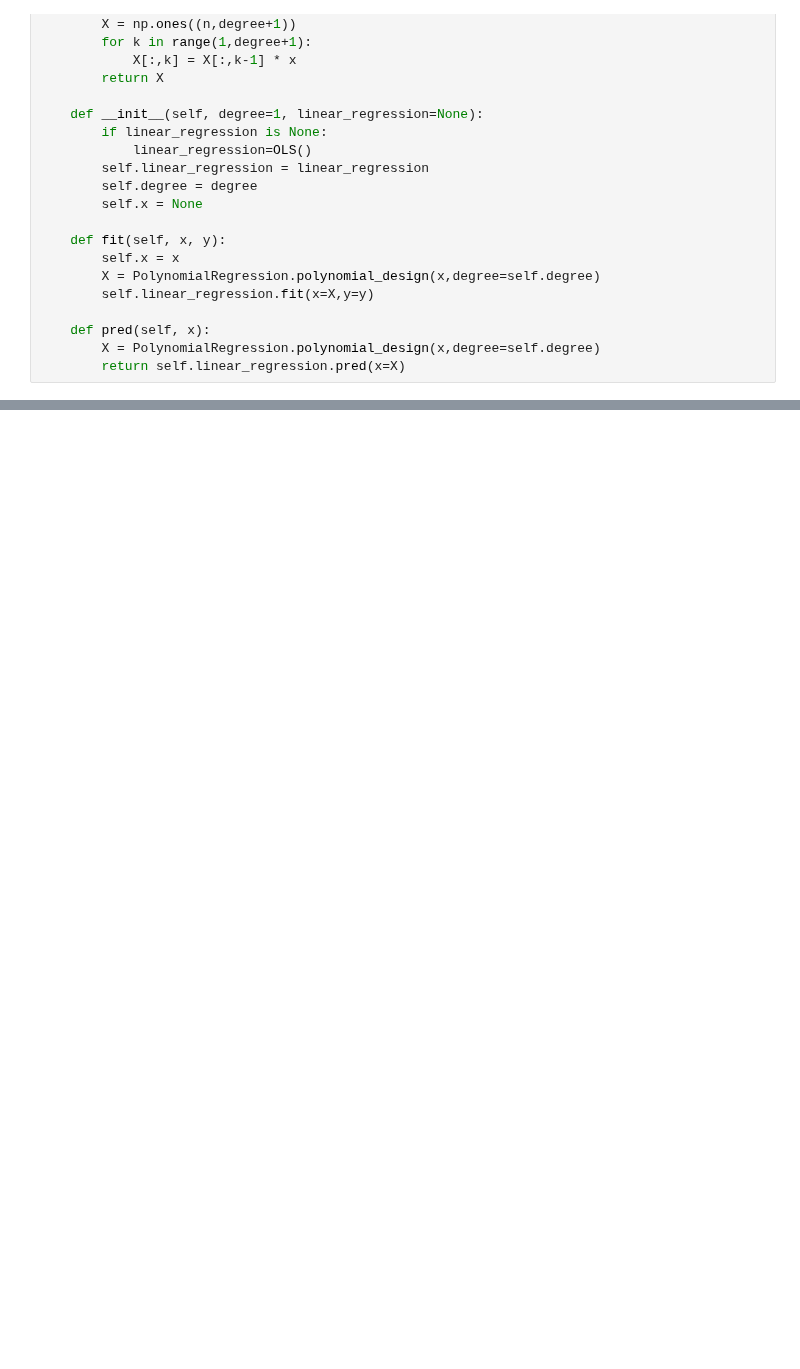
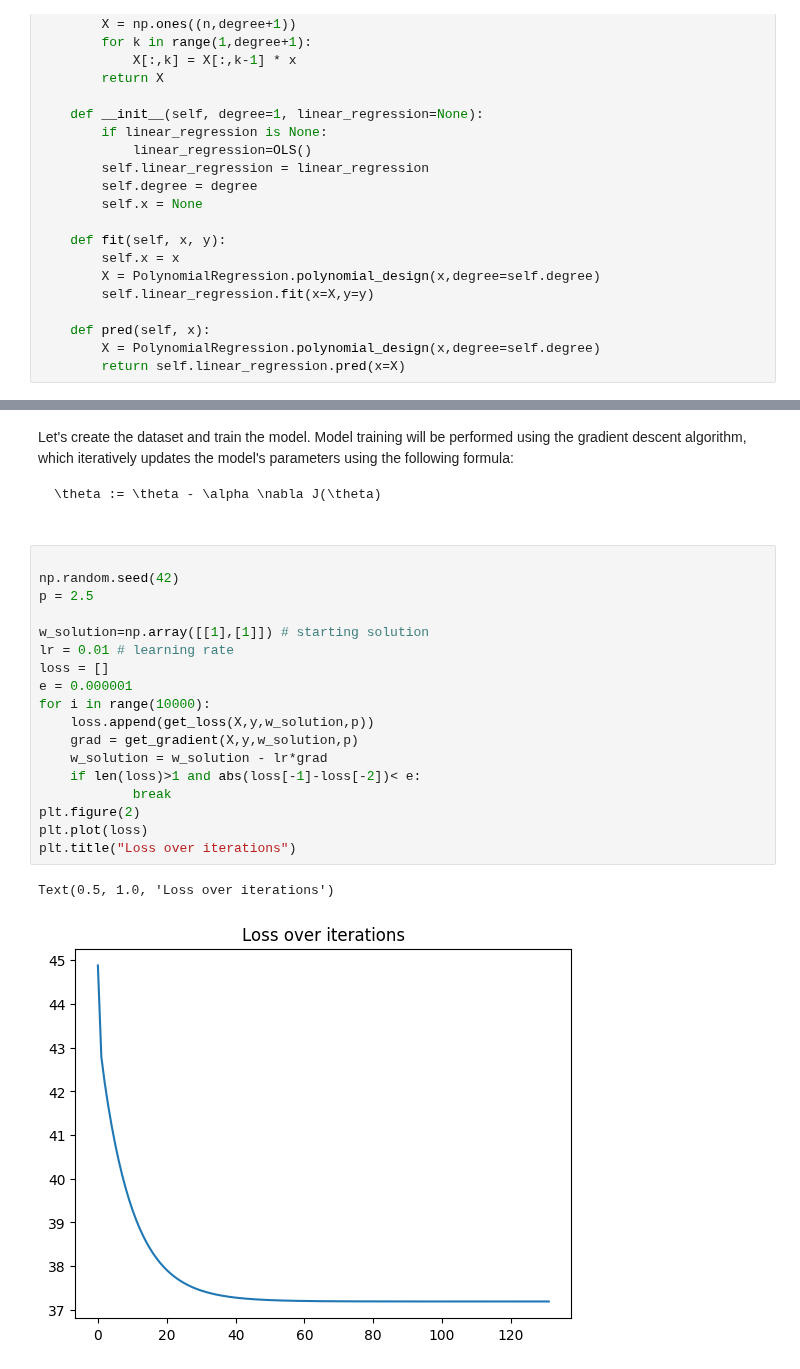
Before and after one commit to HealthML/Math4ML, a Jupyter notebook: chapter3/main.ipynb, the cells around one changed output, grey strips where cells are left out. Cells and saved outputs as stored; diff of their text form; blank space fills up the shorter version.

````diff
--- a/chapter3/main.ipynb
+++ b/chapter3/main.ipynb
@@ -263,0 +269,26 @@ plt.show()
+# %% [markdown]
+Let's create the dataset and train the model. Model training will be performed using the gradient descent algorithm, which iteratively updates the model's parameters using the following formula:
+
+```math
+\theta := \theta - \alpha \nabla J(\theta)
+# %%
+
+np.random.seed(42)
+p = 2.5
+
+w_solution=np.array([[1],[1]]) # starting solution
+lr = 0.01 # learning rate
+loss = []
+e = 0.000001
+for i in range(10000):
+    loss.append(get_loss(X,y,w_solution,p))
+    grad = get_gradient(X,y,w_solution,p)
+    w_solution = w_solution - lr*grad
+    if len(loss)>1 and abs(loss[-1]-loss[-2])< e:
+            break
+plt.figure(2)
+plt.plot(loss)
+plt.title("Loss over iterations")
+# %% [output]
+Text(0.5, 1.0, 'Loss over iterations')
+[figure, added]
````
Also changed, not shown: parts of 19 cells of this notebook.
